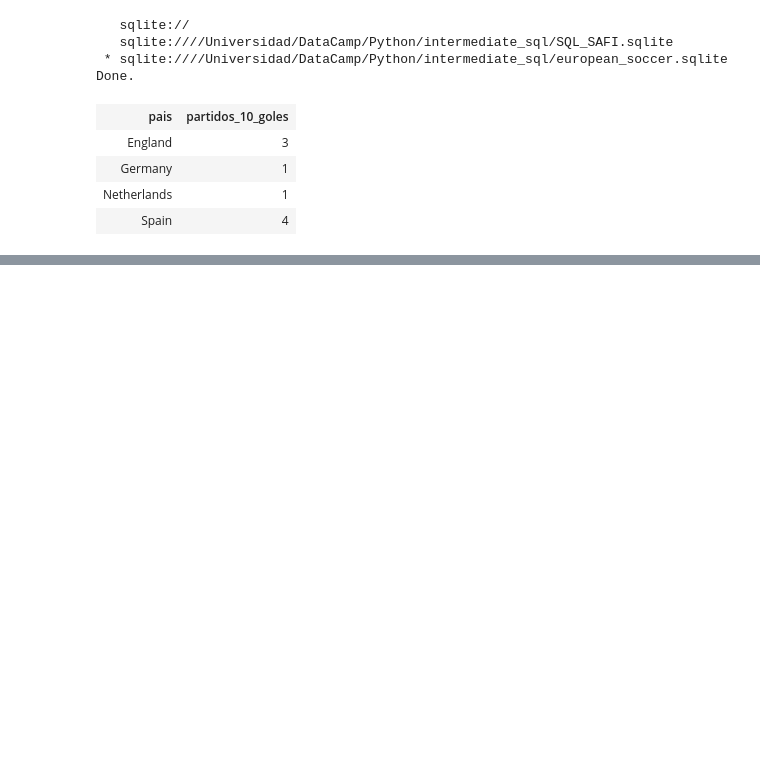
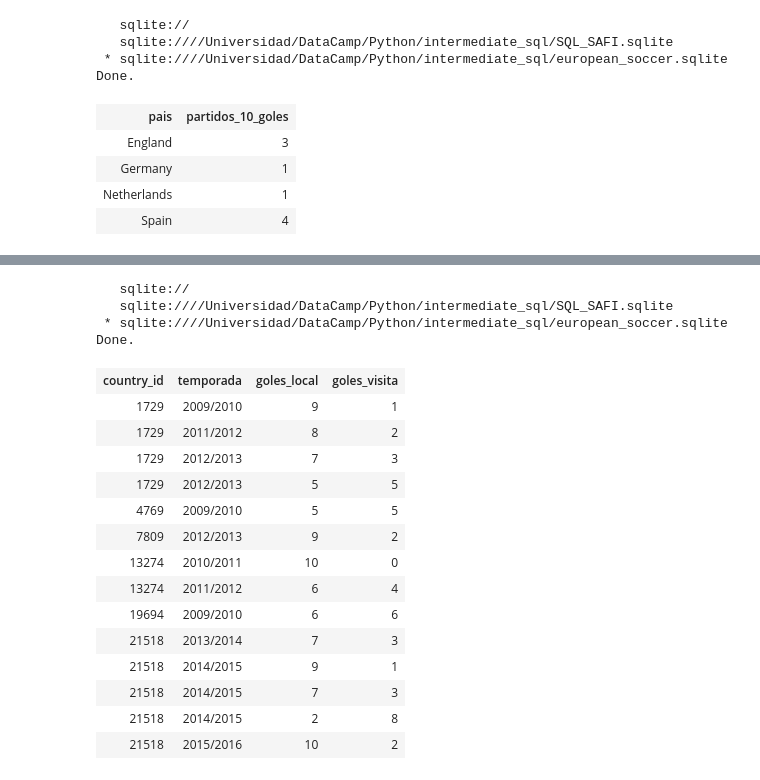
Before and after one commit to adinamarca/notebooks, a Jupyter notebook: SQL/intermediate_sql/notebook.ipynb, the cells around one changed output, grey strips where cells are left out. Drawn from its saved outputs; the diff is of its cells as text; code cells hidden in the pictures; blank space fills up the shorter version.

```diff
--- a/SQL/intermediate_sql/notebook.ipynb
+++ b/SQL/intermediate_sql/notebook.ipynb
@@ -1790,0 +1797,28 @@ Done.
+# %%
+# Construyamos la subconsulta
+%sql SELECT country_id, \
+season AS temporada, \
+home_team_goal AS goles_local, \
+away_team_goal AS goles_visita \
+FROM match \
+WHERE (goles_local + goles_visita >= 10)
+# %% [output]
+   sqlite://
+   sqlite:////Universidad/DataCamp/Python/intermediate_sql/SQL_SAFI.sqlite
+ * sqlite:////Universidad/DataCamp/Python/intermediate_sql/european_soccer.sqlite
+Done.
+| country_id | temporada | goles_local | goles_visita |
+| 1729 | 2009/2010 | 9 | 1 |
+| 1729 | 2011/2012 | 8 | 2 |
+| 1729 | 2012/2013 | 7 | 3 |
+| 1729 | 2012/2013 | 5 | 5 |
+| 4769 | 2009/2010 | 5 | 5 |
+| 7809 | 2012/2013 | 9 | 2 |
+| 13274 | 2010/2011 | 10 | 0 |
+| 13274 | 2011/2012 | 6 | 4 |
+| 19694 | 2009/2010 | 6 | 6 |
+| 21518 | 2013/2014 | 7 | 3 |
+| 21518 | 2014/2015 | 9 | 1 |
+| 21518 | 2014/2015 | 7 | 3 |
+| 21518 | 2014/2015 | 2 | 8 |
+| 21518 | 2015/2016 | 10 | 2 |
```
Also changed, not shown: parts of 2 cells of this notebook.
